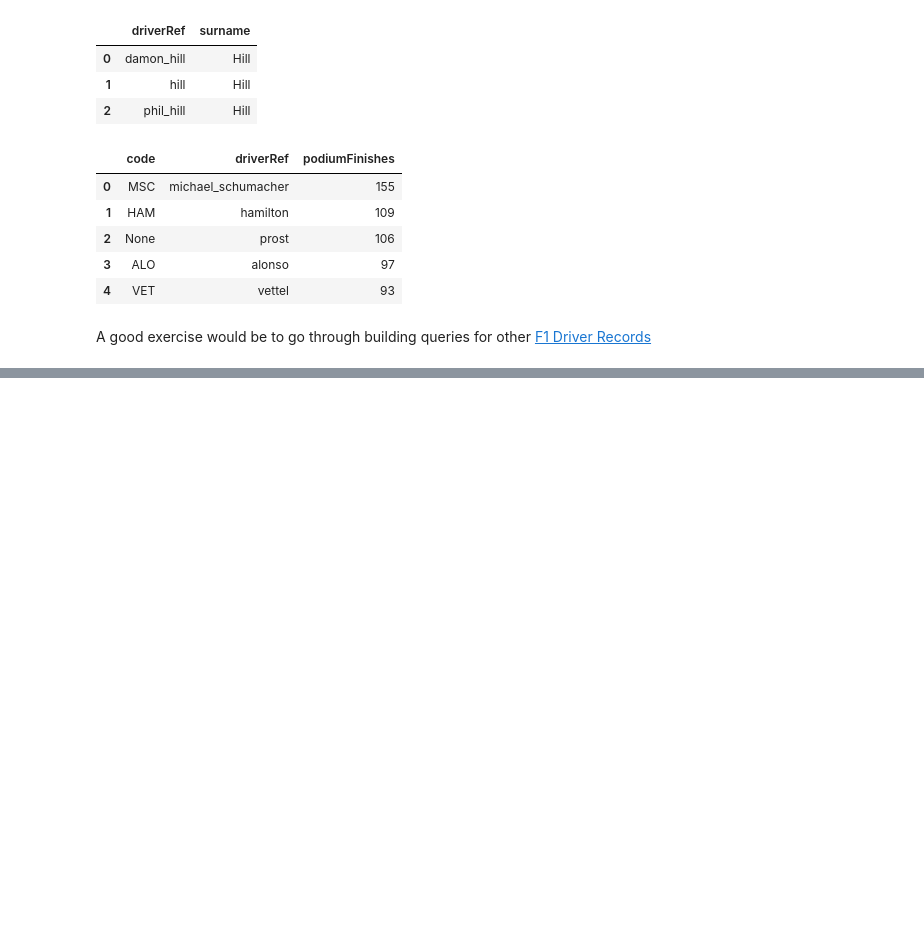
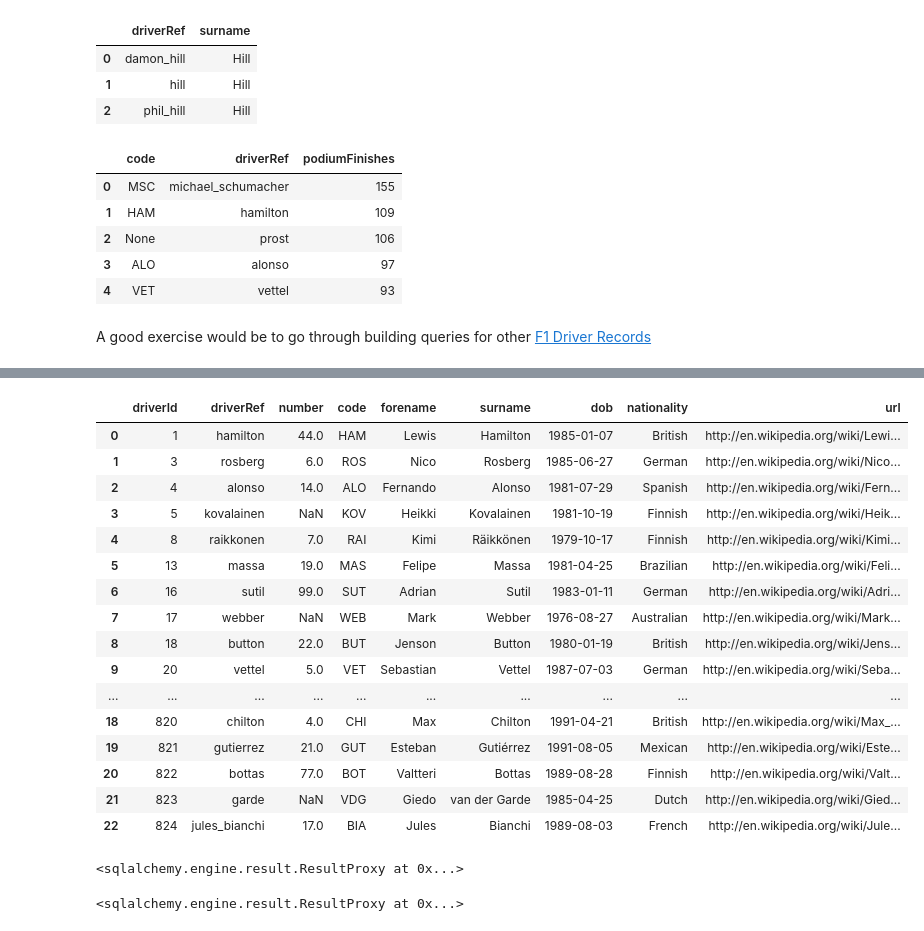
Before and after one commit to nackjicholson/wranglingf1data, a Jupyter notebook: ergast_data_asking_questions.ipynb, the cells around one changed output, grey strips where cells are left out. Drawn from its saved outputs; the diff is of its cells as text; code cells hidden in the pictures; blank space fills up the shorter version.

Commit message:
sub-queries and temp tables with MySQL

```diff
--- a/ergast_data_asking_questions.ipynb
+++ b/ergast_data_asking_questions.ipynb
@@ -188,0 +222,66 @@ A good exercise would be to go through building queries for other [F1 Driver Rec
+# %%
+# Using the above query as a sub-query to pull complete information for those drivers.
+pd.read_sql(
+    '''
+    SELECT * FROM drivers
+    WHERE driverId IN
+        (SELECT DISTINCT ds.driverId
+         FROM driverStandings ds
+         INNER JOIN races r
+         WHERE ds.raceId=r.raceId AND r.year=2013)
+    ''',
+    con=connection)
+# %% [output]
+|  | driverId | driverRef | number | code | forename | surname | dob | nationality | url |
+| 0 | 1 | hamilton | 44.0 | HAM | Lewis | Hamilton | 1985-01-07 | British | http://en.wikipedia.org/wiki/Lewi... |
+| 1 | 3 | rosberg | 6.0 | ROS | Nico | Rosberg | 1985-06-27 | German | http://en.wikipedia.org/wiki/Nico... |
+| 2 | 4 | alonso | 14.0 | ALO | Fernando | Alonso | 1981-07-29 | Spanish | http://en.wikipedia.org/wiki/Fern... |
+| 3 | 5 | kovalainen | NaN | KOV | Heikki | Kovalainen | 1981-10-19 | Finnish | http://en.wikipedia.org/wiki/Heik... |
+| 4 | 8 | raikkonen | 7.0 | RAI | Kimi | Räikkönen | 1979-10-17 | Finnish | http://en.wikipedia.org/wiki/Kimi... |
+| 5 | 13 | massa | 19.0 | MAS | Felipe | Massa | 1981-04-25 | Brazilian | http://en.wikipedia.org/wiki/Feli... |
+| 6 | 16 | sutil | 99.0 | SUT | Adrian | Sutil | 1983-01-11 | German | http://en.wikipedia.org/wiki/Adri... |
+| 7 | 17 | webber | NaN | WEB | Mark | Webber | 1976-08-27 | Australian | http://en.wikipedia.org/wiki/Mark... |
+| 8 | 18 | button | 22.0 | BUT | Jenson | Button | 1980-01-19 | British | http://en.wikipedia.org/wiki/Jens... |
+| 9 | 20 | vettel | 5.0 | VET | Sebastian | Vettel | 1987-07-03 | German | http://en.wikipedia.org/wiki/Seba... |
+| ... | ... | ... | ... | ... | ... | ... | ... | ... | ... |
+| 18 | 820 | chilton | 4.0 | CHI | Max | Chilton | 1991-04-21 | British | http://en.wikipedia.org/wiki/Max_... |
+| 19 | 821 | gutierrez | 21.0 | GUT | Esteban | Gutiérrez | 1991-08-05 | Mexican | http://en.wikipedia.org/wiki/Este... |
+| 20 | 822 | bottas | 77.0 | BOT | Valtteri | Bottas | 1989-08-28 | Finnish | http://en.wikipedia.org/wiki/Valt... |
+| 21 | 823 | garde | NaN | VDG | Giedo | van der Garde | 1985-04-25 | Dutch | http://en.wikipedia.org/wiki/Gied... |
+| 22 | 824 | jules_bianchi | 17.0 | BIA | Jules | Bianchi | 1989-08-03 | French | http://en.wikipedia.org/wiki/Jule... |
+# %%
+# To support the reuse of a dataset, we can create a Temporary Table
+# that only remains around while this session is open.
+connection.execute(
+    '''
+    CREATE TEMPORARY TABLE drivers2013 (
+        driverId INT(11) NOT NULL PRIMARY KEY AUTO_INCREMENT,
+        driverRef VARCHAR(255) NOT NULL,
+        number INT(11) NULL DEFAULT NULL,
+        code VARCHAR(3) NULL DEFAULT NULL,
+        forename VARCHAR(255) NOT NULL,
+        surname VARCHAR(255) NOT NULL,
+        dob date NULL DEFAULT NULL,
+        nationality VARCHAR(255) NULL DEFAULT NULL,
+        url VARCHAR(255) NOT NULL UNIQUE KEY
+    )
+    '''
+)
+# %% [output]
+<sqlalchemy.engine.result.ResultProxy at 0x...>
+# %%
+# We can then populate it with data, our query above that gets all
+# drivers who competed in 2013.
+connection.execute(
+    '''
+    INSERT INTO drivers2013
+        (SELECT * FROM drivers
+         WHERE driverId IN
+             (SELECT DISTINCT ds.driverId
+              FROM driverStandings ds
+              INNER JOIN races r
+              WHERE ds.raceId=r.raceId AND r.year=2013))
+    '''
+)
+# %% [output]
+<sqlalchemy.engine.result.ResultProxy at 0x...>
```
Also changed, not shown: parts of 4 cells of this notebook, 1 other file.
